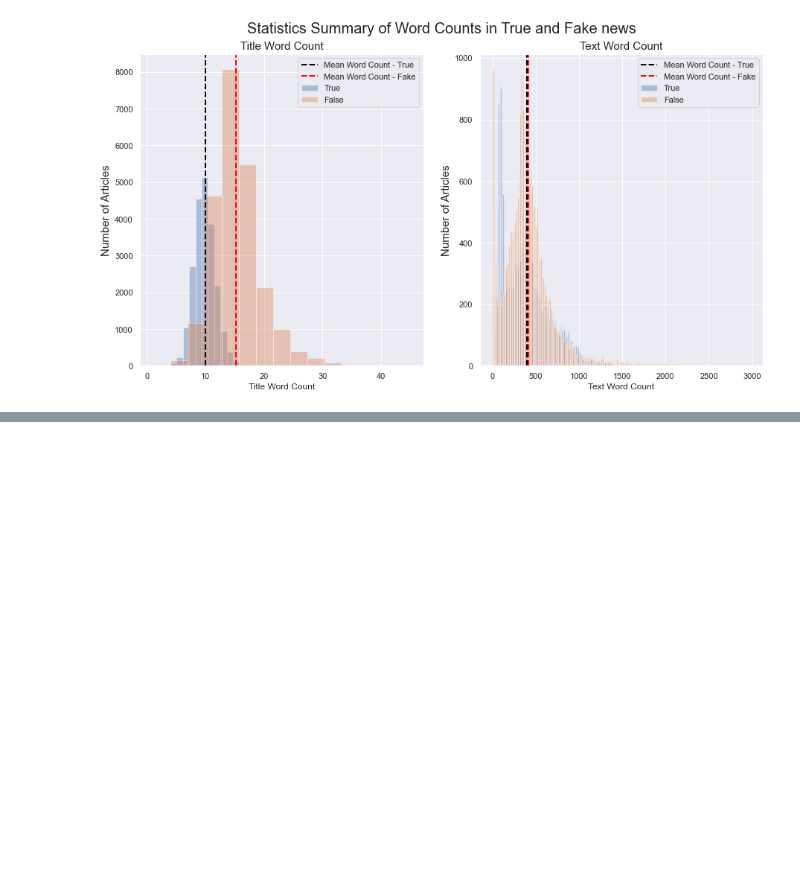
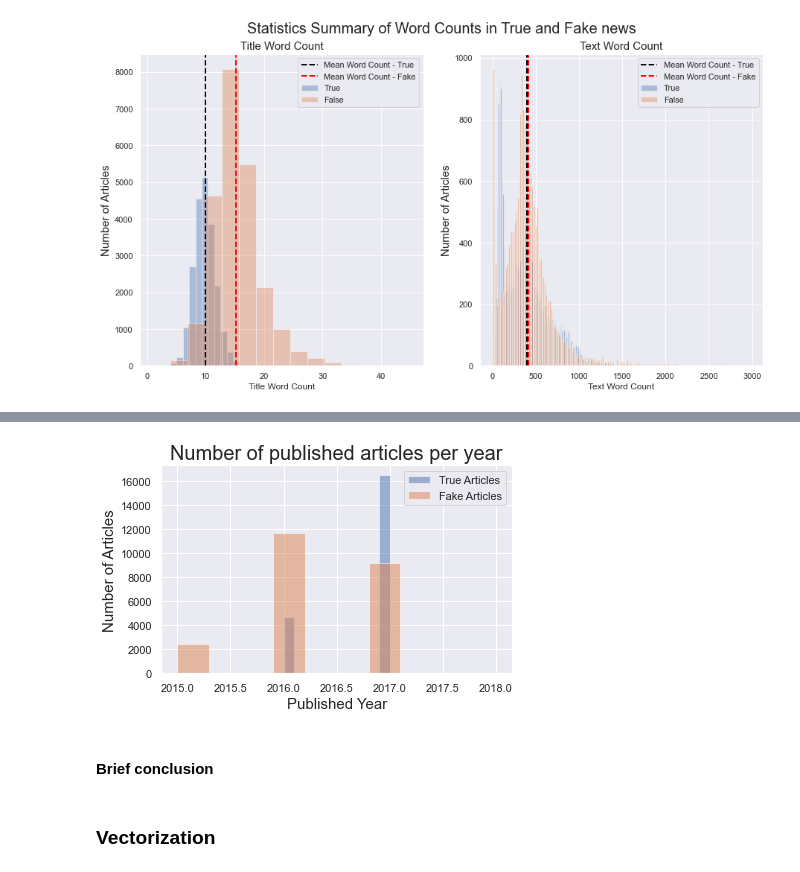
Before and after one commit to conibear/brainstation_machine_learning, a Jupyter notebook: notebook/BrainStation Machine Learning Project.ipynb, the cells around one changed output, grey strips where cells are left out. Saved outputs shown, nothing was run; the diff lists cells and outputs as text; code cells hidden in the pictures; blank space fills up the shorter version.

```diff
--- a/notebook/BrainStation Machine Learning Project.ipynb
+++ b/notebook/BrainStation Machine Learning Project.ipynb
@@ -775,0 +799,17 @@ plt.show();
+# %%
+# Converting date column data type from object to datetime
+df_true['date'] = pd.to_datetime(df_true['date'])
+df_fake['date'] = pd.to_datetime(df_fake['date'], errors = 'coerce')
+
+# Converting date columns into year, month and day
+# Extracting the year of publishing
+df_true['Year'] = df_true['date'].dt.year
+df_fake['Year'] = df_fake['date'].dt.year
+
+# Extracting the month of the year
+df_true['Month'] = df_true['date'].dt.month
+df_fake['Month'] = df_fake['date'].dt.month
+
+# Extracting the day of the month
+df_true['Day'] = df_true['date'].dt.day
+df_fake['Day'] = df_fake['date'].dt.day
@@ -775,0 +879,16 @@ plt.show();
+# %%
+# Making our first subplot
+plt.title('Number of published articles per year', fontsize = 20)
+plt.hist(df_true['Year'], alpha = 0.5, label = 'True Articles')
+plt.hist(df_fake['Year'], alpha = 0.5, label = 'Fake Articles')
+plt.xlabel('Published Year', fontsize = 15)
+plt.ylabel('Number of Articles', fontsize = 15)
+plt.legend()
+plt.tight_layout()
+plt.show()
+# %% [output]
+[figure, added]
+# %% [markdown]
+#### Brief conclusion
+# %% [markdown]
+### Vectorization
```
Also changed, not shown: parts of 17 cells of this notebook.
